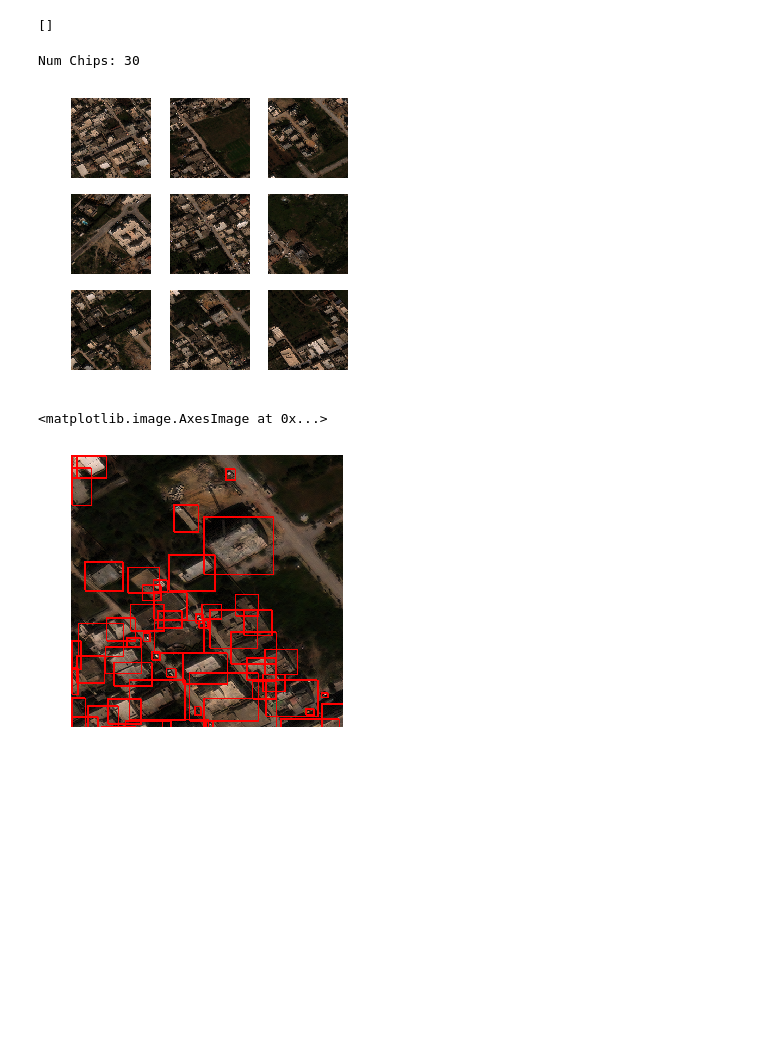
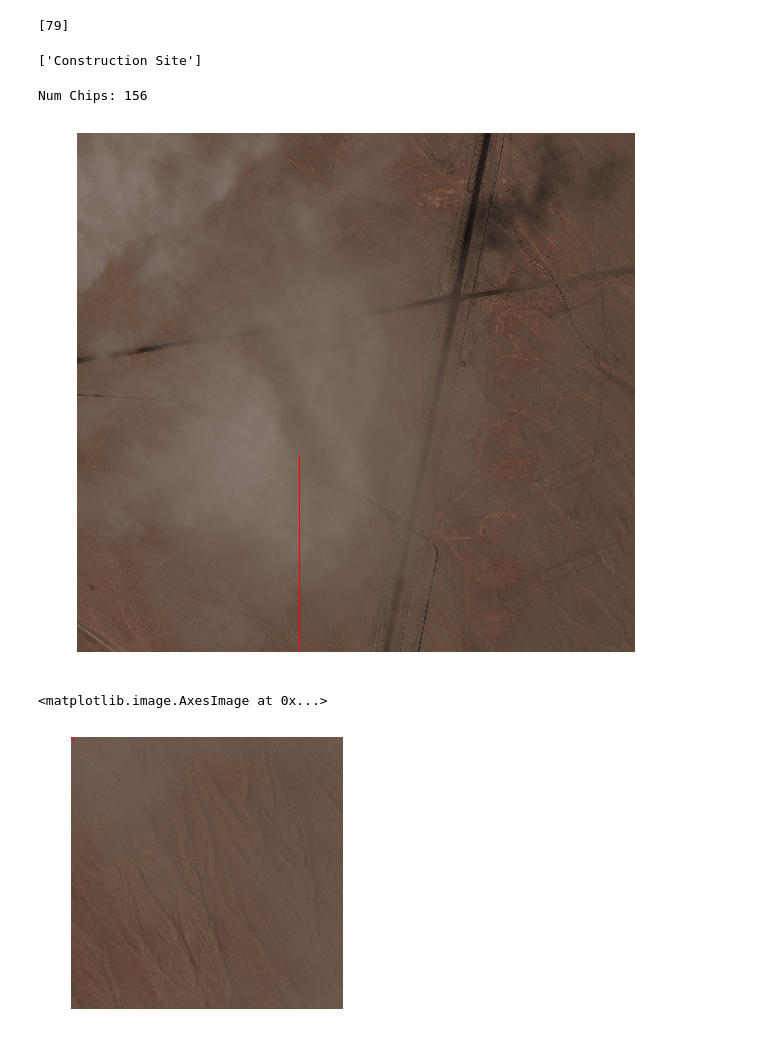
Before and after one commit to majodu/GANs, a Jupyter notebook: data_utilities/xView Processing.ipynb, the cells around one changed output. Drawn from its saved outputs; the diff is of its cells as text; code cells hidden in the pictures; blank space fills up the shorter version.

```diff
--- a/data_utilities/xView Processing.ipynb
+++ b/data_utilities/xView Processing.ipynb
@@ -8,8 +15,10 @@ import csv
 # %%
 #Load an image
-chip_name =  '../training_data/training_images/10.tif'
-arr = wv.get_image(chip_name)
-
+chip_size = (224,224)
+chip_name =  '659.tif'
+file_name = '../data/train/' + chip_name
+arr = wv.get_image(file_name)
+print(arr.shape)
 plt.figure(figsize=(10,10))
 plt.axis('off')
 plt.imshow(arr)
@@ -18,0 +29,3 @@ plt.imshow(arr)
+# %%
+#Loading our labels
+coords, chips, classes = wv.get_labels('../data/xView_train.geojson')
@@ -19,9 +71,10 @@ plt.imshow(arr)
 # %%
-#Loading our labels
-coords, chips, classes = wv.get_labels('../training_data/xView_train.geojson')
 #We only want to coordinates and classes that are within our chip
 coords = coords[chips==chip_name]
 classes = classes[chips==chip_name].astype(np.int64)
+print(classes)
+# %% [output]
+[79]
 # %%
 #Load the class number -> class string label map
 labels = {}
@@ -32,37 +85,44 @@ with open('xview_class_labels.txt') as f:
 #We can find which classes are present in this image
 print([labels[i] for i in np.unique(classes)])
 # %% [output]
-[]
+['Construction Site']
 # %%
 #We can chip the image into 500x500 chips
-c_img, c_box, c_cls = wv.chip_image(img = arr, coords= coords, classes=classes, shape=(500,500))
+c_img, c_box, c_cls = wv.chip_image(img = arr, coords= coords, classes=classes, shape=chip_size)
 print("Num Chips: %d" % c_img.shape[0])
 # %% [output]
-Num Chips: 30
+Num Chips: 156
 # %%
 #We can plot some of the chips
-fig,ax = plt.subplots(3)
-fig.set_figheight(5)
-fig.set_figwidth(5)
-
-for k in range(9):
-    plt.subplot(3,3,k+1)
-    plt.axis('off')
-    plt.imshow(c_img[np.random.choice(range(c_img.shape[0]))])
-
+# fig,ax = plt.subplots(3)
+fig = plt.figure()
+fig.set_figheight(10)
+fig.set_figwidth(10)
+height,width,channels = arr.shape
+num_chips_x = int(width/chip_size[1])
+num_chips_y = int(height/chip_size[0])
+# for k in range(num_chips_y):
+#     for e in range(num_chips_x):
+#         plt.subplot(num_chips_x,num_chips_y,k*num_chips_x+e+1)
+#         plt.axis('off')
+#         plt.imshow(c_img[(k*num_chips_x+e)])
+labelled = aug.draw_bboxes(arr,coords)
+plt.axis('off')
+plt.imshow(labelled)
 plt.show()
 # %% [output]
-[figure, old version]
+[figure, new version]
 # %%
 #We can visualize the chips with their labels
-ind = np.random.choice(range(c_img.shape[0]))
+# ind = np.random.choice(range(c_img.shape[0]))
+ind = 7
 labelled = aug.draw_bboxes(c_img[ind],c_box[ind])
 plt.figure(figsize=(5,5))
 plt.axis('off')
 plt.imshow(labelled)
 # %% [output]
 <matplotlib.image.AxesImage at 0x...>
-[figure, old version]
+[figure, new version]
 # %%
 #We can shift the chips
 i1,b1 = aug.shift_image(c_img[ind],c_box[ind])
```
Also changed, not shown: parts of 6 cells of this notebook, 7 other files.
